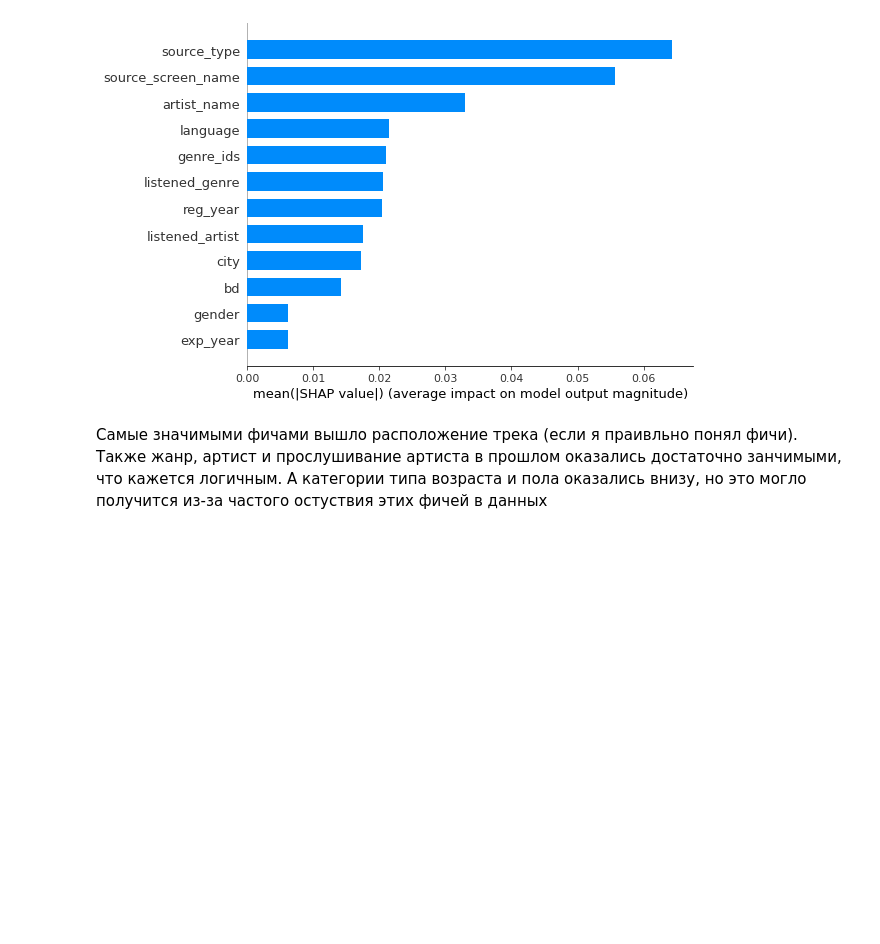
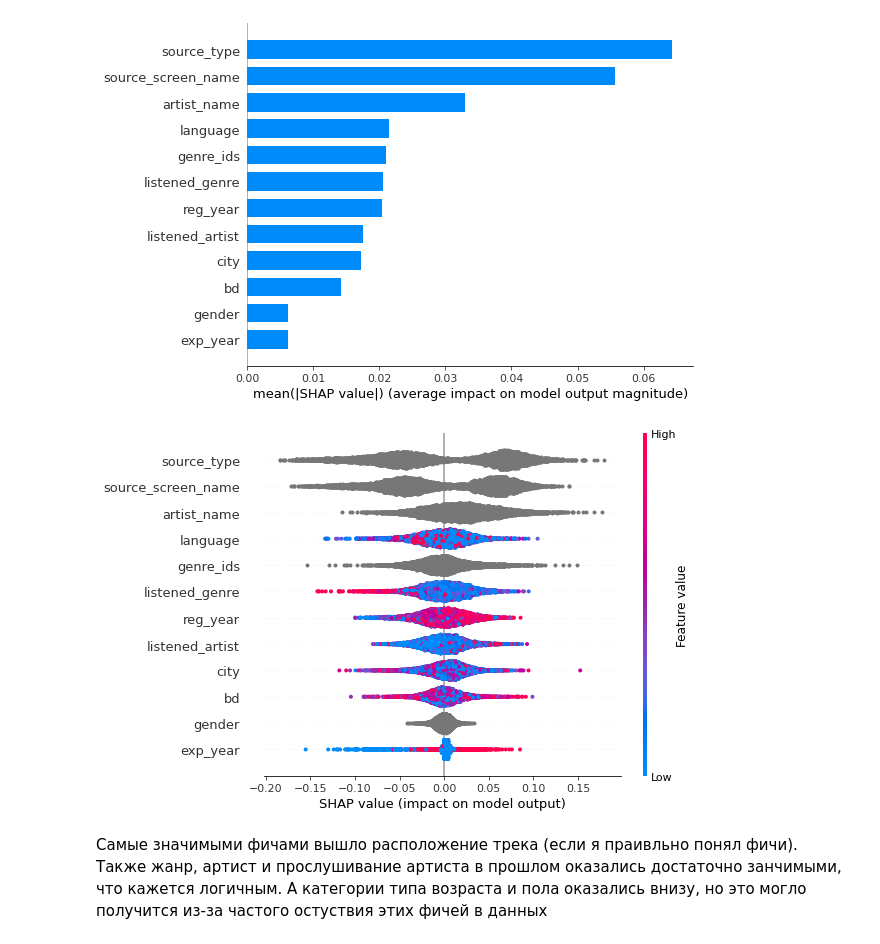
Before and after one commit to kraalfar/recsys, a Jupyter notebook: HW2.ipynb, the cells around one changed output. Drawn from its saved outputs; the diff is of its cells as text; code cells hidden in the pictures; blank space fills up the shorter version.

```diff
--- a/HW2.ipynb
+++ b/HW2.ipynb
@@ -157,6 +156,10 @@ shap.force_plot(explainer.expected_value, shap_values[0,:], X_train.iloc[0,:], m
 shap.summary_plot(shap_values, X_train, plot_type="bar")
 # %% [output]
 [figure]
+# %%
+shap.summary_plot(shap_values, X_train)
+# %% [output]
+[figure, added]
 # %% [markdown]
 Самые значимыми фичами вышло расположение трека (если я праивльно понял фичи). Также жанр, артист и прослушивание артиста в прошлом оказались достаточно занчимыми, что кажется логичным. А категории типа возраста и пола оказались внизу, но это могло получится из-за частого остуствия этих фичей в данных
 # %%
```
Also changed, not shown: parts of 75 cells of this notebook.
